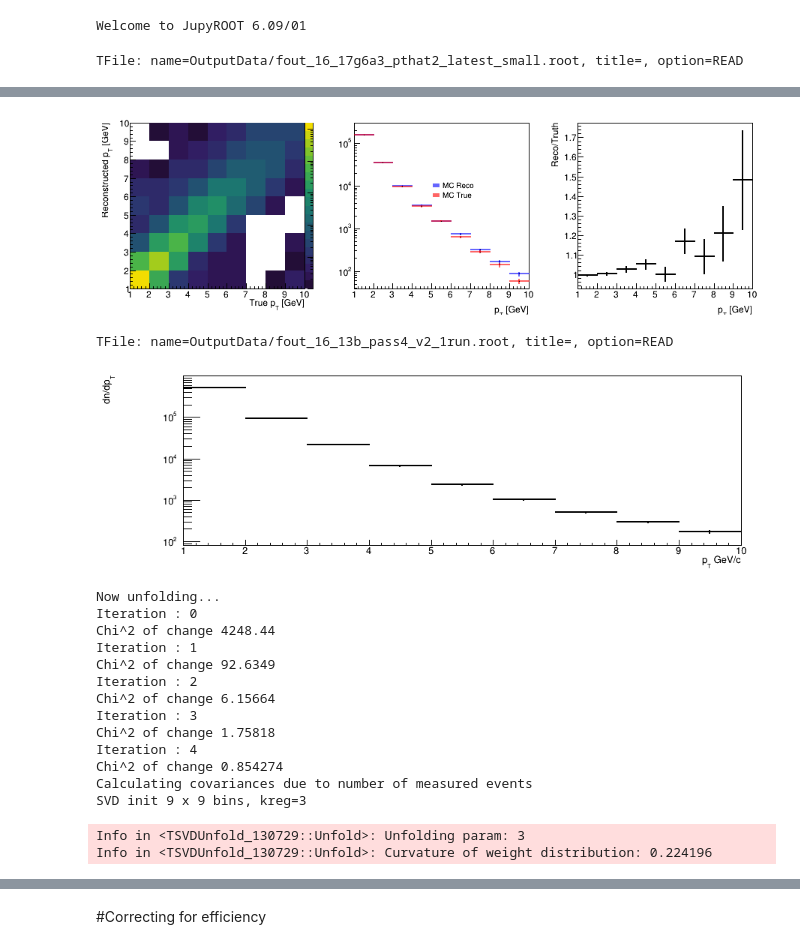
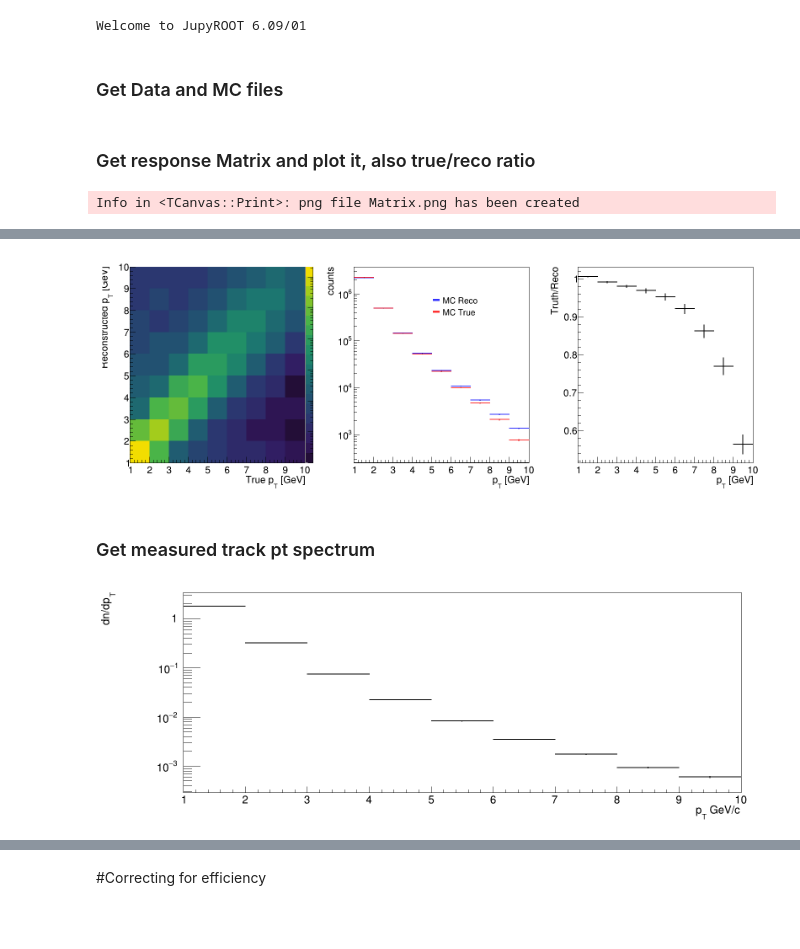
Before and after one commit to miguelignacio/CorrelationAnalysis, a Jupyter notebook: NtupleAnalysis/InputData/Unfolding.ipynb, the cells around one changed output, grey strips where cells are left out. Cells and saved outputs as stored; diff of their text form; code cells hidden in the pictures; blank space fills up the shorter version.

Commit message:
updating unfolding notebook

```diff
--- a/NtupleAnalysis/InputData/Unfolding.ipynb
+++ b/NtupleAnalysis/InputData/Unfolding.ipynb
@@ -28,7 +22,13 @@ def divideBinWidth(histo):
+# %% [markdown]
+### Get Data and MC files
+# %%
+Datafile = ROOT.TFile('OutputData/fout_16_13b_pass4_v2_3run.root')
+MCfile = ROOT.TFile('OutputData/fout_16_17g6a3_pthat2_latest.root')
+filedata = ROOT.TFile('HEPData.root','READ')
+published_data = filedata.Get('hTrack_HEP')
+# %% [markdown]
+### Get response Matrix and plot it, also true/reco ratio
 # %%
-#MCfile = ROOT.TFile('OutputData/fout_16_17g6a3_pthat2_clusterv2_small.root')
-MCfile = ROOT.TFile('OutputData/fout_16_17g6a3_pthat2_latest_small.root')
-MCfile.Print()
 responseMatrix = MCfile.Get("hCorrelation");
 #responseMatrix.Rebin2D(2,2)
 responseMatrix.ClearUnderflowAndOverflow()
@@ -36,12 +36,11 @@ mc_truth = responseMatrix.ProjectionX()
 mc_reco = responseMatrix.ProjectionY()
 mc_truth.Sumw2()
 mc_reco.Sumw2()
-mc_truth.SetLineColorAlpha(2,0.6)
-mc_reco.SetLineColorAlpha(4,0.6)
-
+mc_truth.SetLineColorAlpha(2,0.8)
+mc_reco.SetLineColorAlpha(4,0.8)
 
 ##draw mc truth, mc reco, response matrix
-c = ROOT.TCanvas('c','c',900,300)
+c = ROOT.TCanvas('c','c',1600,600)
 c.Divide(3)
 c.cd(1)
 responseMatrix.Draw('colz')
@@ -52,18 +51,21 @@ label = Legend("")
 label.Add(mc_reco,'MC Reco','L')
 label.Add(mc_truth,'MC True','L')
 
-mc_reco.SetXTitle('p_{T} [GeV]')
-mc_reco.Draw()
-mc_truth.Draw("same")
-label.Draw(0.5,.7)
+hs_mc = ROOT.THStack()
+hs_mc.Add(mc_reco)
+hs_mc.Add(mc_truth)
+hs_mc.Draw('nostack')
+hs_mc.SetTitle('; p_{T} [GeV]; counts')
+
+label.Draw(0.5,.87)
 ROOT.gPad.SetLogy()
 c.cd(3)
-ratio_mc = mc_reco.Clone()
+ratio_mc = mc_truth.Clone()
 ratio_mc.SetLineColor(1)
-ratio_mc.Divide(mc_truth)
+ratio_mc.Divide(mc_reco)
 ratio_mc.Draw('L')
-ratio_mc.SetYTitle('Reco/Truth')
+ratio_mc.SetTitle(' ; p_{T} [GeV]; Truth/Reco')
 c.Draw()
 c.SaveAs('Matrix.png')
 # %% [output]
-TFile: name=OutputData/fout_16_17g6a3_pthat2_latest_small.root, title=, option=READ
+Info in <TCanvas::Print>: png file Matrix.png has been created
@@ -72,41 +72,13 @@ Info in <TCanvas::Print>: png file Matrix.png has been created
-[figure, old version]
+[figure, new version]
+# %% [markdown]
+### Get measured track pt spectrum
 # %%
-Datafile = ROOT.TFile('OutputData/fout_16_13b_pass4_v2_1run.root')
-Datafile.Print()
 data = Datafile.Get('track_pt')
 data.ClearUnderflowAndOverflow()
-#data.Rebin(2)
-#for i in range(10):
-#    data.SetBinContent(i,0)
-#    data.SetBinError(i,0)
-#data.SetBinContent(data.GetNbinsX(),0)
+
 c.Clear()
 data.Draw()
 ROOT.gPad.SetLogy()
 c.Draw()
 # %% [output]
-TFile: name=OutputData/fout_16_13b_pass4_v2_1run.root, title=, option=READ
-[figure, old version]
+[figure, new version]
-# %%
-response= RooUnfoldResponse(mc_reco, mc_truth, responseMatrix)
-response.UseOverflow(ROOT.kFALSE)
-unfold_bayes = RooUnfoldBayes     (response, data,5);
-unfold_SVD   = RooUnfoldSvd     (response, data, 3);
-data_unfolded_bayes = unfold_bayes.Hreco();
-data_unfolded_SVD   = unfold_SVD.Hreco();
-# %% [output]
-Now unfolding...
-Iteration : 0
-Chi^2 of change 4248.44
-Iteration : 1
-Chi^2 of change 92.6349
-Iteration : 2
-Chi^2 of change 6.15664
-Iteration : 3
-Chi^2 of change 1.75818
-Iteration : 4
-Chi^2 of change 0.854274
-Calculating covariances due to number of measured events
-SVD init 9 x 9 bins, kreg=3
-Info in <TSVDUnfold_130729::Unfold>: Unfolding param: 3
-Info in <TSVDUnfold_130729::Unfold>: Curvature of weight distribution: 0.224196
```
Also changed, not shown: parts of 19 cells of this notebook.
